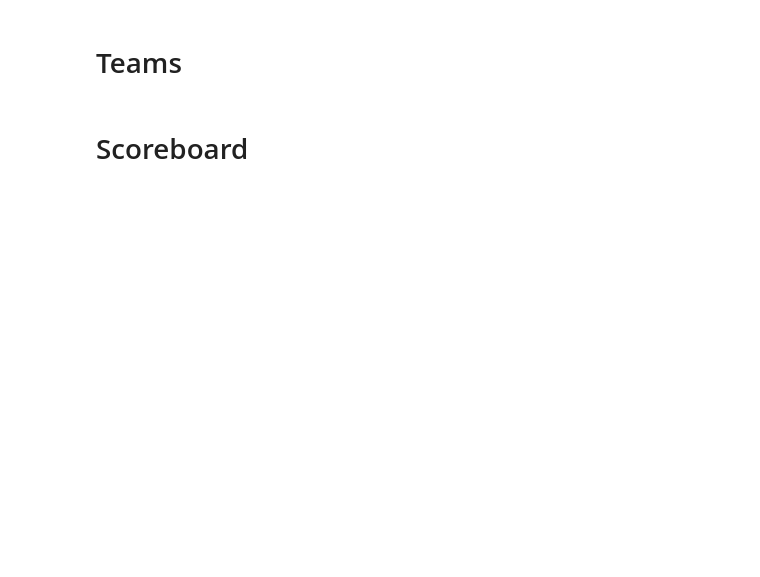
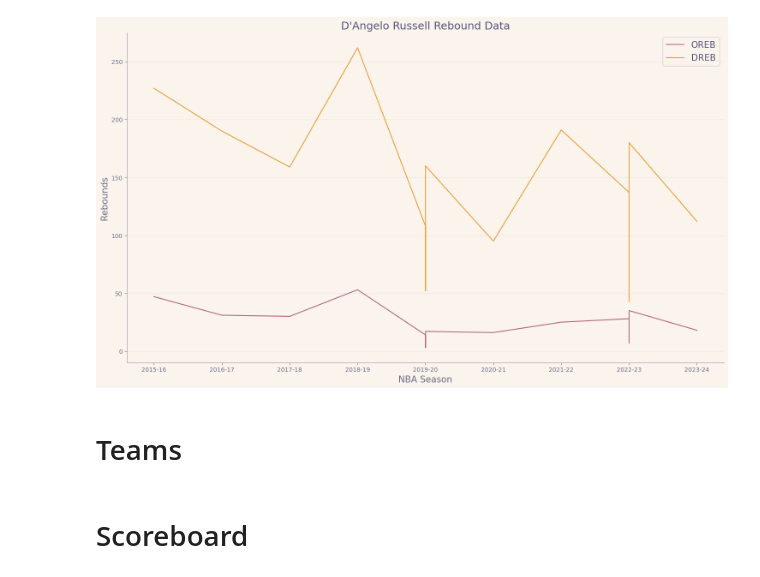
Before and after one commit to AvishaiRabin/NBAnalysis, a Jupyter notebook: Test NBA_API.ipynb, the cells around one changed output. Cells and saved outputs as stored; diff of their text form; code cells hidden in the pictures; blank space fills up the shorter version.

Commit message:
Saved the rose style, also converted some chart building code into functiosn

```diff
--- a/Test NBA_API.ipynb
+++ b/Test NBA_API.ipynb
@@ -8,4 +12,4 @@ import matplotlib.pyplot as plt
 # %%
 %matplotlib inline
-
-plt.style.use('https://raw.githubusercontent.com/h4pZ/rose-pine-matplotlib/main/themes/rose-pine-dawn.mplstyle')
+plt.rcParams["figure.figsize"] = (18, 10)
+plt.style.use('rose-pine-dawn.mplstyle')
@@ -12,13 +20,26 @@ plt.style.use('https://raw.githubusercontent.com/h4pZ/rose-pine-matplotlib/main/
+# %%
+def get_career_stats(player_name: str):
+    """ Takes as input a player name and returns the corresponding career stats as a pandas dataframe """
+
+    player_id = players.find_players_by_full_name(player_name)[0]['id']
+
+    career = playercareerstats.PlayerCareerStats(player_id).get_data_frames()[0]
+
+    return career
 # %%
-players = players.get_players()
-players = pd.DataFrame(players)
-players
+from nba_api.stats.static import players
 
-# # pandas data frames (optional: pip install pandas)
-# career.get_data_frames()[0]
+def chart_career_rebounds(player_name: str):
+    """ Creates multiple graphs of a player's career reboudns """
 
-# # json
-# #career.get_json()
+    # Get player stats
+    career = get_career_stats(player_name)
 
-# # dictionary
-# #career.get_dict()
+    # Get corresponding career stats
+    plt.plot(career['SEASON_ID'], career['OREB'], label='OREB')
+    plt.plot(career['SEASON_ID'], career['DREB'], label='DREB')
+    plt.title(f'{player_name} Rebound Data', fontsize=18)
+    plt.xlabel('NBA Season', fontsize=15)
+    plt.ylabel('Rebounds', fontsize=15)
+    plt.legend(fontsize=15)
+    plt.show()
@@ -33,11 +46,7 @@ plt.rcParams["figure.figsize"] = (18, 10)
 # %%
-plt.plot(career['SEASON_ID'], career['OREB'], label='OREB')
-plt.plot(career['SEASON_ID'], career['DREB'], label='DREB')
-plt.title('Lebron James Rebound Data', fontsize=18)
-plt.xlabel('NBA Season', fontsize=15)
-plt.ylabel('Rebounds', fontsize=15)
-plt.legend(fontsize=15)
-plt.show()
+chart_career_rebounds("D'Angelo Russell")
+# %% [output]
+[figure, added]
 # %% [markdown]
 # Teams
 # %%
```
Also changed, not shown: parts of 7 cells of this notebook, 1 other file.
